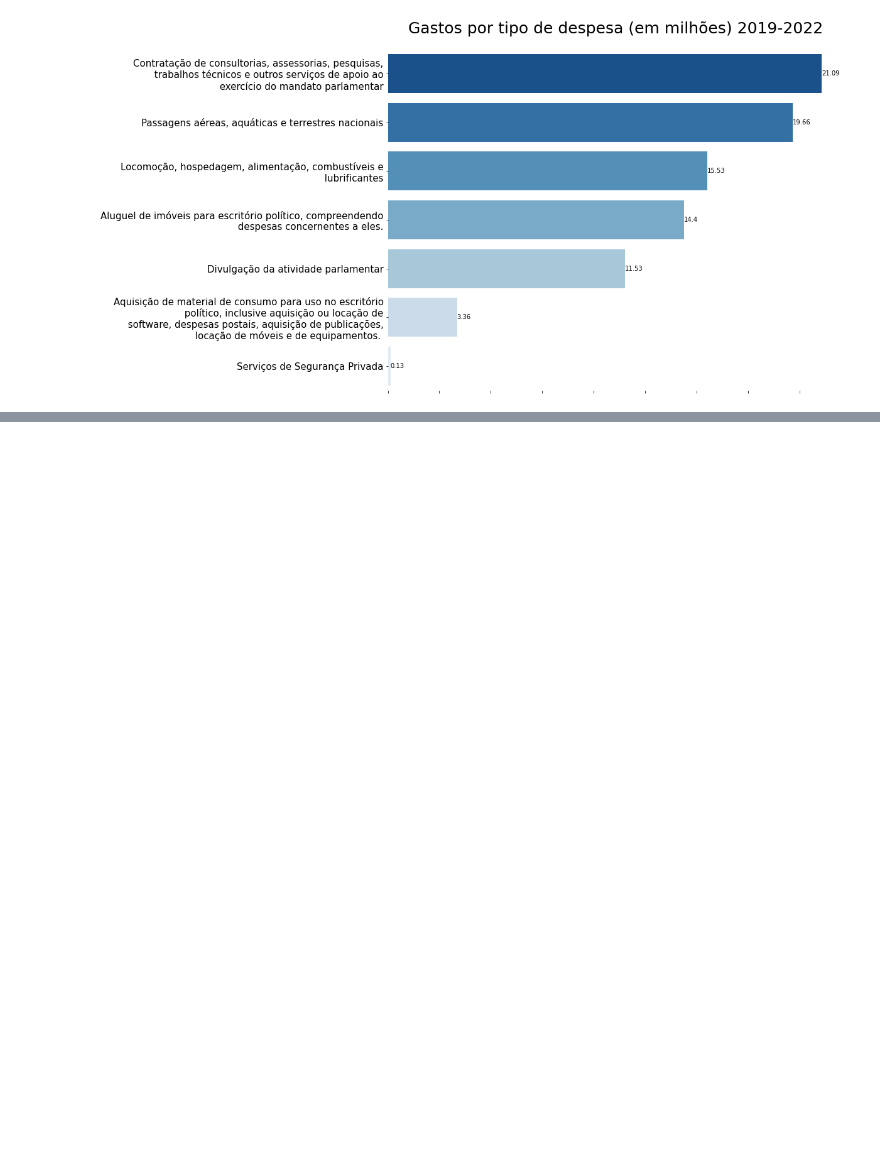
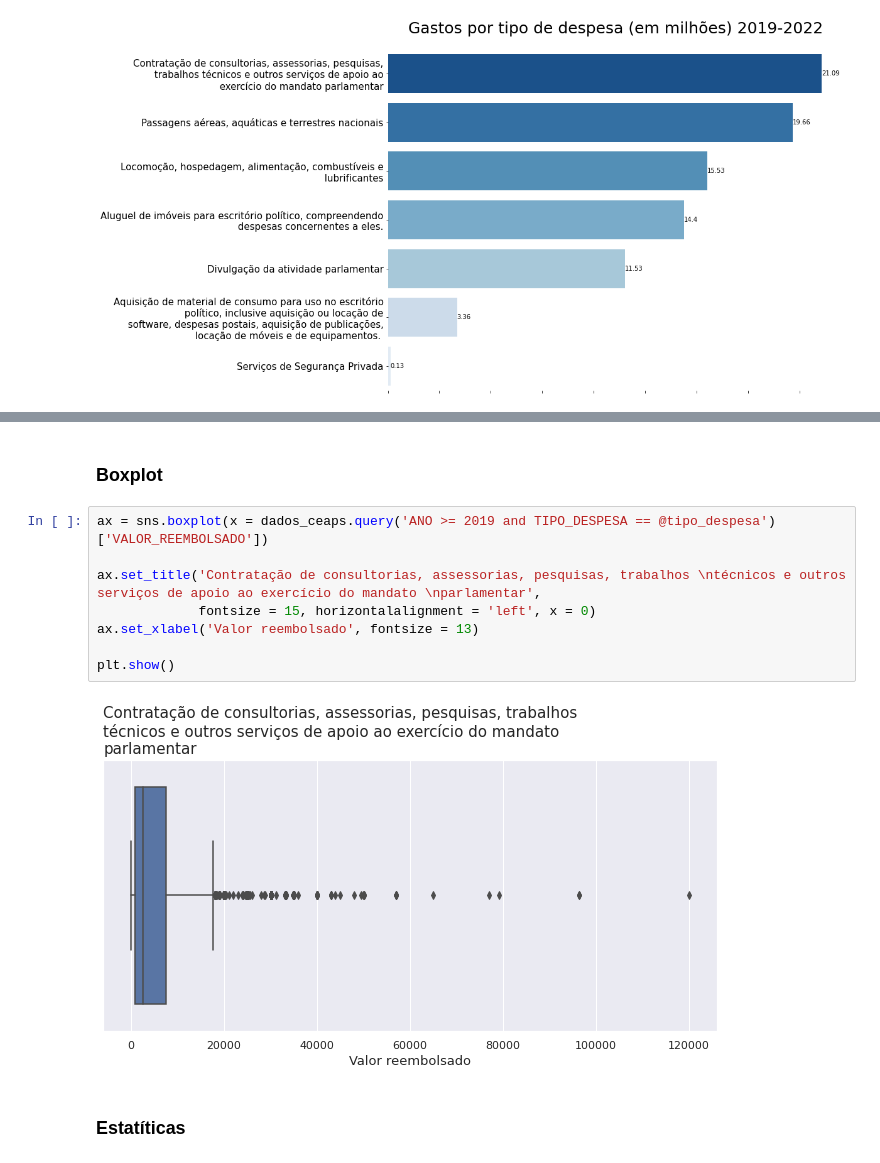
Before and after one commit to Tathy/Pesquisa-reembolsos-CEAPS, a Jupyter notebook: Pesquisa_sobre_dados_do_CEAPS.ipynb, the cells around one changed output, grey strips where cells are left out. Saved outputs shown, nothing was run; the diff lists cells and outputs as text; blank space fills up the shorter version.

```diff
--- a/Pesquisa_sobre_dados_do_CEAPS.ipynb
+++ b/Pesquisa_sobre_dados_do_CEAPS.ipynb
@@ -693,0 +743,14 @@ plota_barras_horizontais(valor_despesas, x = 'valor_total_reembolso', y = 'tipo_
+# %% [markdown]
+### Boxplot
+# %%
+ax = sns.boxplot(x = dados_ceaps.query('ANO >= 2019 and TIPO_DESPESA == @tipo_despesa')['VALOR_REEMBOLSADO'])
+
+ax.set_title('Contratação de consultorias, assessorias, pesquisas, trabalhos \ntécnicos e outros serviços de apoio ao exercício do mandato \nparlamentar',
+             fontsize = 15, horizontalalignment = 'left', x = 0)
+ax.set_xlabel('Valor reembolsado', fontsize = 13)
+
+plt.show()
+# %% [output]
+[figure, added]
+# %% [markdown]
+### Estatíticas
```
Also changed, not shown: parts of 32 cells of this notebook.
